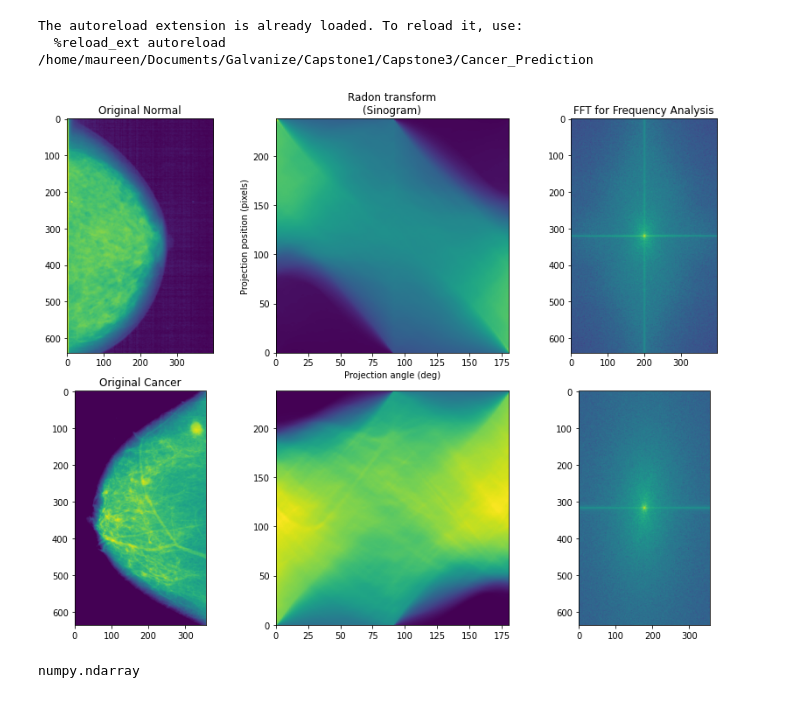
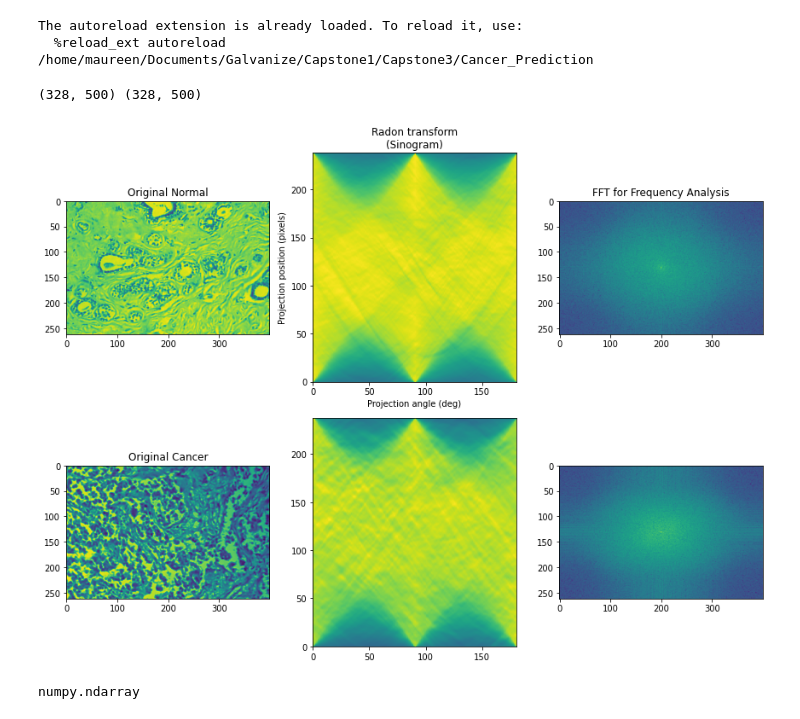
Before and after one commit to mkpetterson/cancer-prediction, a Jupyter notebook: notebooks/FFT_sinogram.ipynb, the cells around one changed output. Cells and saved outputs as stored; diff of their text form; code cells hidden in the pictures.

```diff
--- a/notebooks/FFT_sinogram.ipynb
+++ b/notebooks/FFT_sinogram.ipynb
@@ -26,16 +26,17 @@ The autoreload extension is already loaded. To reload it, use:
 path = '/home/maureen/Documents/Galvanize/Capstone1/Capstone3/Cancer_Prediction/'
 # %%
 # import image as numpy array. Use Imageio
-normal = 'D_4530_1.RIGHT_CC.jpg'
-malignant = 'Mass-Training_P_01057_RIGHT_CC.jpg'
+normal = 'SOB_B_TA-14-3411F-100-017.png'#'D_4530_1.RIGHT_CC.jpg'#
+malignant = 'SOB_M_DC-14-2773-100-020.png'#'Mass-Training_P_01057_RIGHT_CC.jpg'
 img1 = 'testimage4.jpg'
 
-image1 = imageio.imread(normal)
-image2 = imageio.imread(malignant)
+image1 = imageio.imread(normal).sum(axis=2) # for 3 channel images
+image2 = imageio.imread(malignant).sum(axis=2)# for 3 channel images
+print(image1.shape, image2.shape)
 
 # Rescale
 image1 = rescale(image1, scale=0.8, mode='reflect', multichannel=False)
-image2 = rescale(image2, scale=0.3, mode='reflect', multichannel=False)
+image2 = rescale(image2, scale=0.8, mode='reflect', multichannel=False)
 
 # Sinogram
 theta = np.linspace(0., 180., max(image.shape), endpoint=False)
@@ -59,35 +60,36 @@ ax1 = axes[0,0]
 ax1.set_title("Original Normal")
 ax1.imshow(image1)#, cmap=plt.cm.Greys_r)
 
 ax2 = axes[0,1]
 ax2.set_title("Radon transform\n(Sinogram)")
 ax2.set_xlabel("Projection angle (deg)")
 ax2.set_ylabel("Projection position (pixels)")
 ax2.imshow(sino1,# cmap=plt.cm.Greys_r,
            extent=(0, 180, 0, sinogram.shape[0]), aspect='auto')
 
 
 ax = axes[0,2]
 ax.set_title("FFT for Frequency Analysis")
 ax.imshow(fft1)#, cmap=plt.cm.Greys_r)
 
 
 ax = axes[1,0]
 ax.set_title("Original Cancer")
 ax.imshow(image2)#, cmap=plt.cm.Greys_r)
 
 ax = axes[1,1]
 ax.imshow(sino2,# cmap=plt.cm.Greys_r,
            extent=(0, 180, 0, sinogram.shape[0]), aspect='auto')
 
 ax = axes[1,2]
 ax.imshow(fft2)#, cmap=plt.cm.Greys_r)
 
 fig.tight_layout()
-plt.savefig('radon_fft_2.png', dpi=350)
+plt.savefig('radon_fft_hist_2.png', dpi=350)
 plt.show()
 # %% [output]
+(328, 500) (328, 500)
-[figure, old version]
+[figure, new version]
 # %%
 type(image)
 # %% [output]
```
